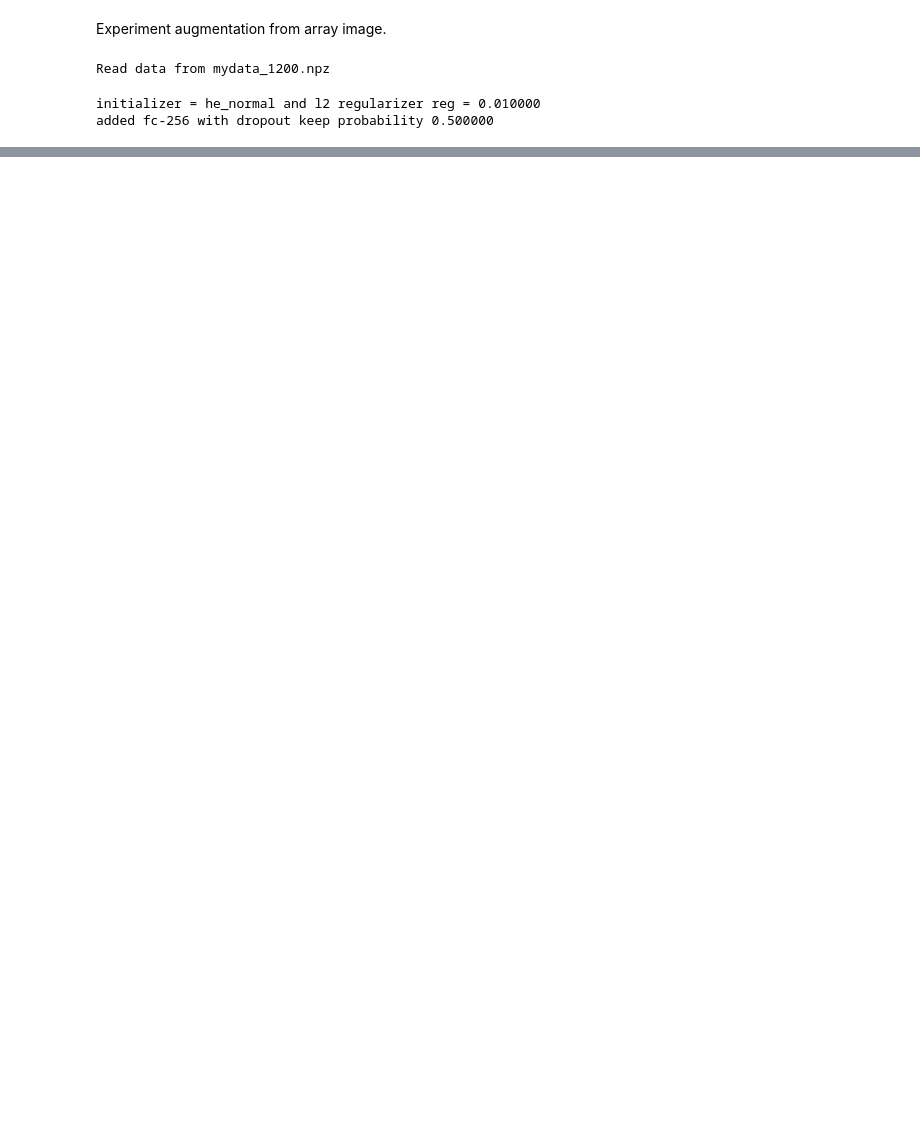
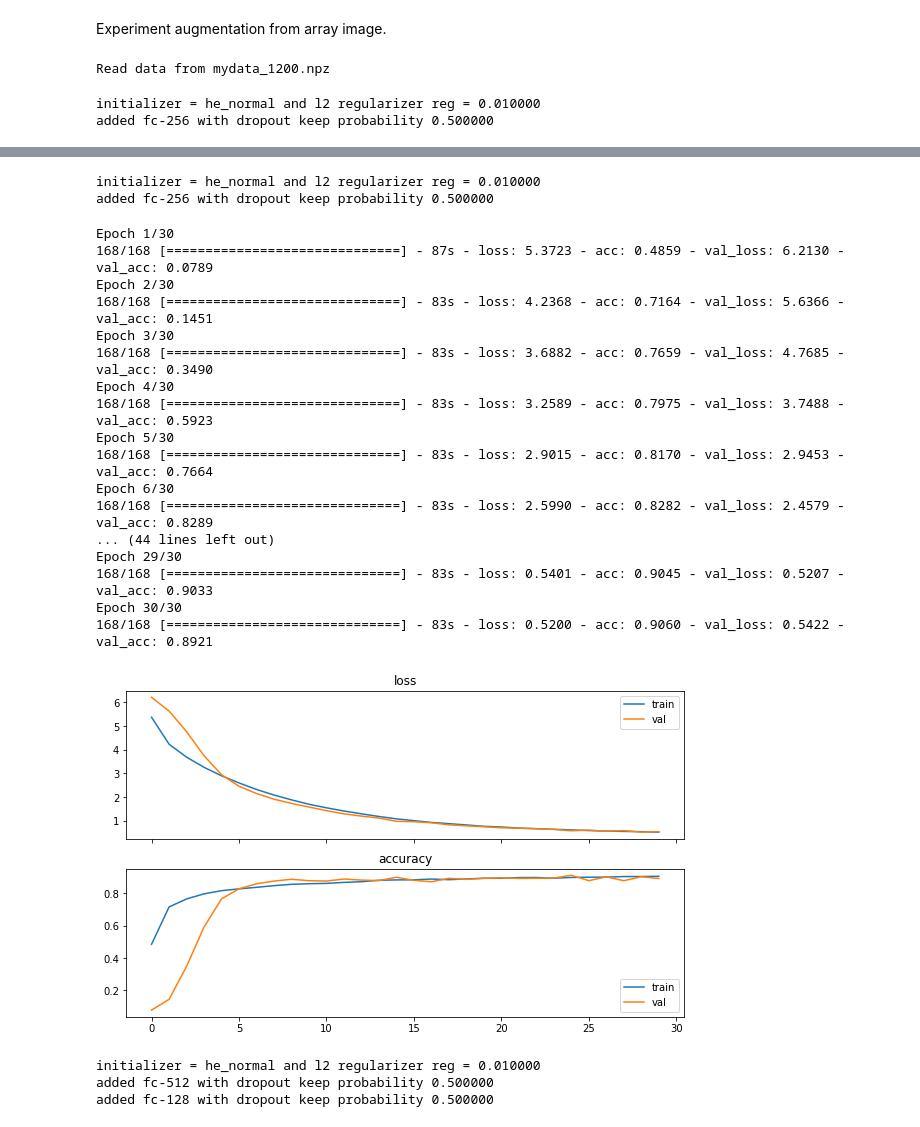
Before and after one commit to vuhonganh/transfer_learning, a Jupyter notebook: office12.ipynb, the cells around one changed output, grey strips where cells are left out. Saved outputs shown, nothing was run; the diff lists cells and outputs as text; code cells hidden in the pictures; blank space fills up the shorter version.

```diff
--- a/office12.ipynb
+++ b/office12.ipynb
@@ -11,6 +14,8 @@ import os
 from data_reader import get_data_stratify
 # %%
 %matplotlib inline
+import matplotlib
+matplotlib.rcParams['figure.figsize'] = (10, 6)
 import matplotlib.pyplot as plt
 from time import gmtime, strftime
 # %%
@@ -70,0 +94,59 @@ plot_history(history)
+# %%
+# let's use data augmentation to see if this helps
+train_datagen = ImageDataGenerator(
+        #featurewise_center=True,
+        #featurewise_std_normalization=True,
+        rescale=1./255,
+        shear_range=0.02,
+        zoom_range=0.02,
+        rotation_range=20,
+        horizontal_flip=True)
+val_datagen = ImageDataGenerator(rescale=1./255)
+
+train_datagen.fit(x_train)
+# %%
+resnet_256_with_augment = get_model([(256, 0.5)])
+resnet_256_with_augment = build_model(resnet_256_with_augment, learning_rate=1e-4)
+
+lrPlatCallBack2 = keras.callbacks.ReduceLROnPlateau(monitor='val_loss', factor=0.2, patience=3,
+                                                       verbose=1, mode='auto',
+                                                       epsilon=0.0001, cooldown=0, min_lr=1e-6)
+
+resnet_256_with_augment_history = resnet_256_with_augment.fit_generator(
+    train_datagen.flow(x_train, y_train, batch_size=48),
+    steps_per_epoch=len(x_train) / 48,
+    epochs=30,
+    validation_data=val_datagen.flow(x_val, y_val),
+    validation_steps=len(x_val)/48,
+    verbose=2,
+    callbacks=[lrPlatCallBack2])
+
+plot_history(resnet_256_with_augment_history.history)
+# %% [output]
+initializer = he_normal and l2 regularizer reg = 0.010000
+added fc-256 with dropout keep probability 0.500000
+Epoch 1/30
+168/168 [==============================] - 87s - loss: 5.3723 - acc: 0.4859 - val_loss: 6.2130 - val_acc: 0.0789
+Epoch 2/30
+168/168 [==============================] - 83s - loss: 4.2368 - acc: 0.7164 - val_loss: 5.6366 - val_acc: 0.1451
+Epoch 3/30
+168/168 [==============================] - 83s - loss: 3.6882 - acc: 0.7659 - val_loss: 4.7685 - val_acc: 0.3490
+Epoch 4/30
+168/168 [==============================] - 83s - loss: 3.2589 - acc: 0.7975 - val_loss: 3.7488 - val_acc: 0.5923
+Epoch 5/30
+168/168 [==============================] - 83s - loss: 2.9015 - acc: 0.8170 - val_loss: 2.9453 - val_acc: 0.7664
+Epoch 6/30
+168/168 [==============================] - 83s - loss: 2.5990 - acc: 0.8282 - val_loss: 2.4579 - val_acc: 0.8289
+... (44 lines left out)
+Epoch 29/30
+168/168 [==============================] - 83s - loss: 0.5401 - acc: 0.9045 - val_loss: 0.5207 - val_acc: 0.9033
+Epoch 30/30
+168/168 [==============================] - 83s - loss: 0.5200 - acc: 0.9060 - val_loss: 0.5422 - val_acc: 0.8921
+[figure, added]
+# %%
+resnet_512_128 = get_model([(512, 0.5), (128, 0.5)])
+resnet_512_128 = build_model(resnet_512_128, 1e-4)
+# %% [output]
+initializer = he_normal and l2 regularizer reg = 0.010000
+added fc-512 with dropout keep probability 0.500000
+added fc-128 with dropout keep probability 0.500000
```
Also changed, not shown: parts of 11 cells of this notebook, 1 other file.
